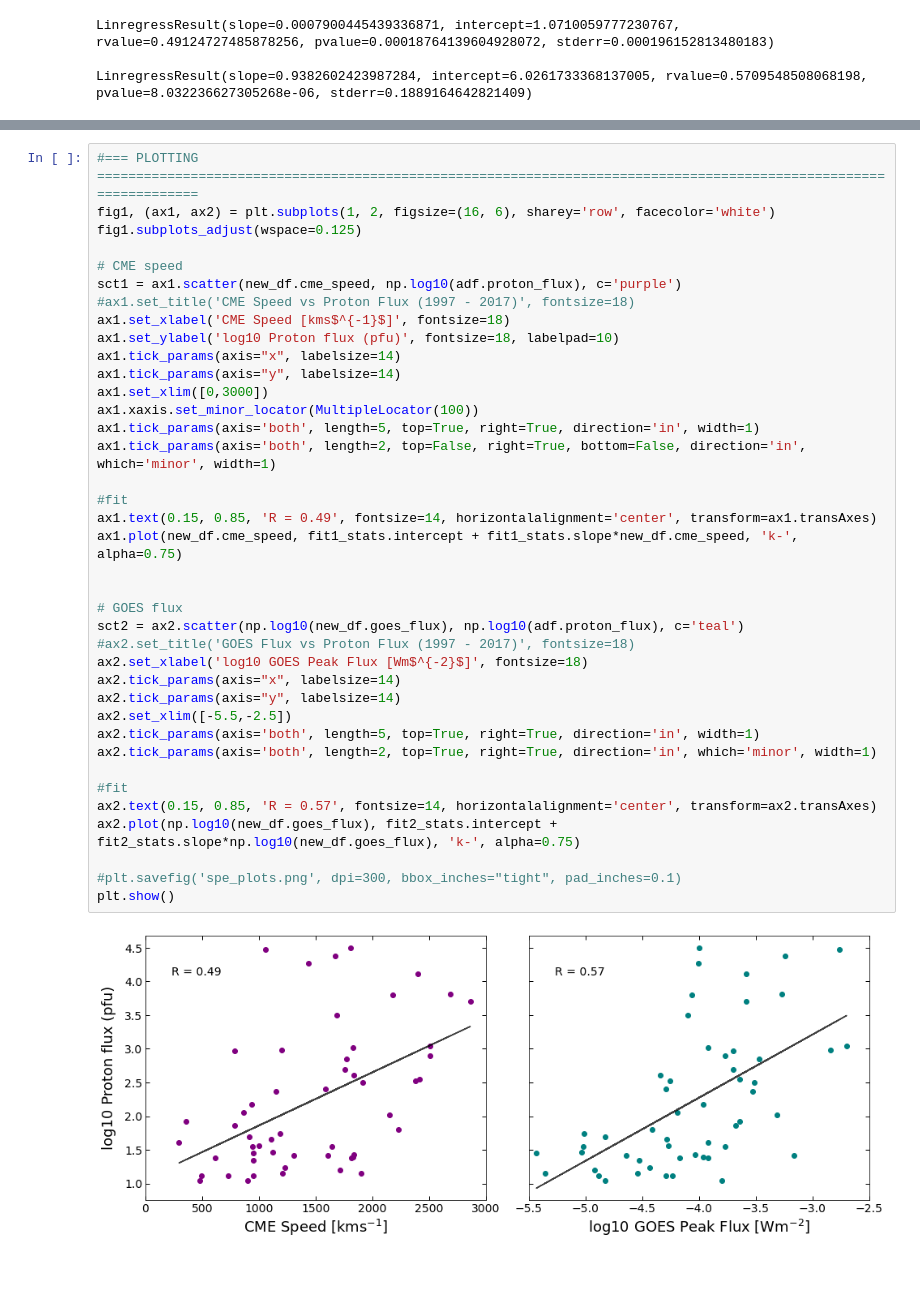
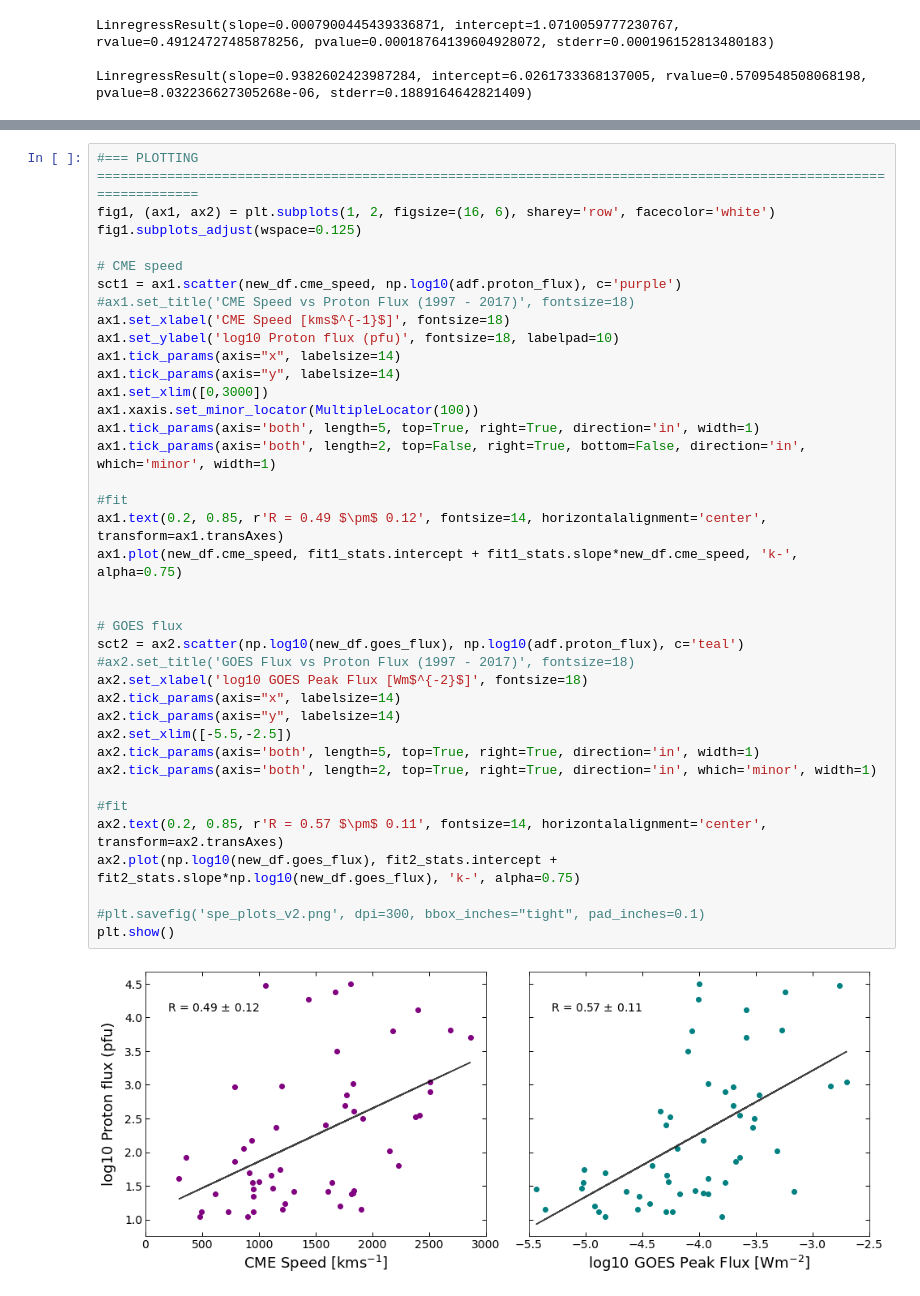
Before and after one commit to peterbreslin/ss_project, a Jupyter notebook: plots/sep_proton_flux.ipynb, the cells around one changed output, grey strips where cells are left out. Cells and saved outputs as stored; diff of their text form.

```diff
--- a/plots/sep_proton_flux.ipynb
+++ b/plots/sep_proton_flux.ipynb
@@ -113,34 +126,34 @@ fig1.subplots_adjust(wspace=0.125)
 sct1 = ax1.scatter(new_df.cme_speed, np.log10(adf.proton_flux), c='purple')
 #ax1.set_title('CME Speed vs Proton Flux (1997 - 2017)', fontsize=18)
 ax1.set_xlabel('CME Speed [kms$^{-1}$]', fontsize=18)
 ax1.set_ylabel('log10 Proton flux (pfu)', fontsize=18, labelpad=10)
 ax1.tick_params(axis="x", labelsize=14)
 ax1.tick_params(axis="y", labelsize=14)
 ax1.set_xlim([0,3000])
 ax1.xaxis.set_minor_locator(MultipleLocator(100))
 ax1.tick_params(axis='both', length=5, top=True, right=True, direction='in', width=1)
 ax1.tick_params(axis='both', length=2, top=False, right=True, bottom=False, direction='in', which='minor', width=1)
 
 #fit
-ax1.text(0.15, 0.85, 'R = 0.49', fontsize=14, horizontalalignment='center', transform=ax1.transAxes)
+ax1.text(0.2, 0.85, r'R = 0.49 $\pm$ 0.12', fontsize=14, horizontalalignment='center', transform=ax1.transAxes)
 ax1.plot(new_df.cme_speed, fit1_stats.intercept + fit1_stats.slope*new_df.cme_speed, 'k-', alpha=0.75)
 
 
 # GOES flux
 sct2 = ax2.scatter(np.log10(new_df.goes_flux), np.log10(adf.proton_flux), c='teal')
 #ax2.set_title('GOES Flux vs Proton Flux (1997 - 2017)', fontsize=18)
 ax2.set_xlabel('log10 GOES Peak Flux [Wm$^{-2}$]', fontsize=18)
 ax2.tick_params(axis="x", labelsize=14)
 ax2.tick_params(axis="y", labelsize=14)
 ax2.set_xlim([-5.5,-2.5])
 ax2.tick_params(axis='both', length=5, top=True, right=True, direction='in', width=1)
 ax2.tick_params(axis='both', length=2, top=True, right=True, direction='in', which='minor', width=1)
 
 #fit
-ax2.text(0.15, 0.85, 'R = 0.57', fontsize=14, horizontalalignment='center', transform=ax2.transAxes)
+ax2.text(0.2, 0.85, r'R = 0.57 $\pm$ 0.11', fontsize=14, horizontalalignment='center', transform=ax2.transAxes)
 ax2.plot(np.log10(new_df.goes_flux), fit2_stats.intercept + fit2_stats.slope*np.log10(new_df.goes_flux), 'k-', alpha=0.75)
 
-#plt.savefig('spe_plots.png', dpi=300, bbox_inches="tight", pad_inches=0.1)
+#plt.savefig('spe_plots_v2.png', dpi=300, bbox_inches="tight", pad_inches=0.1)
 plt.show()
 # %% [output]
-[figure, old version]
+[figure, new version]
```
Also changed, not shown: parts of 2 cells of this notebook.
